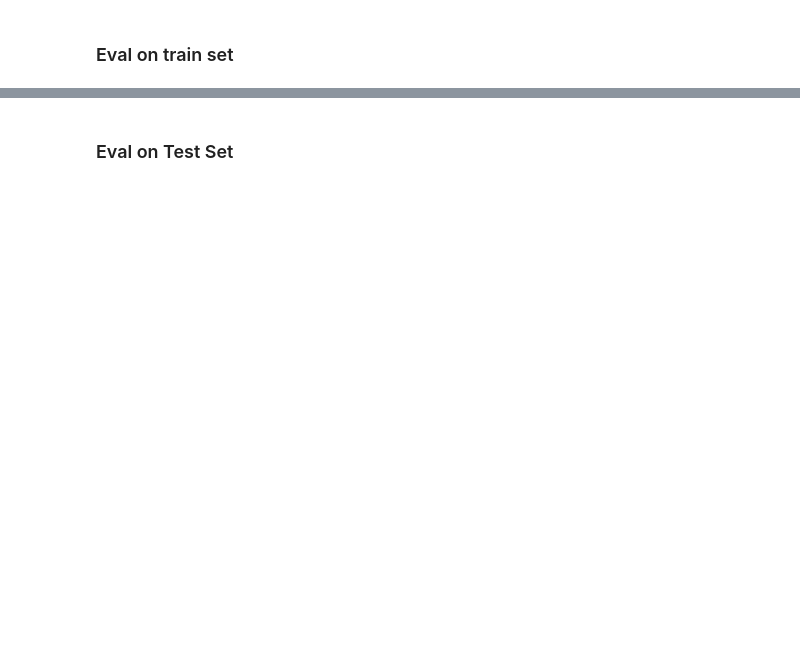
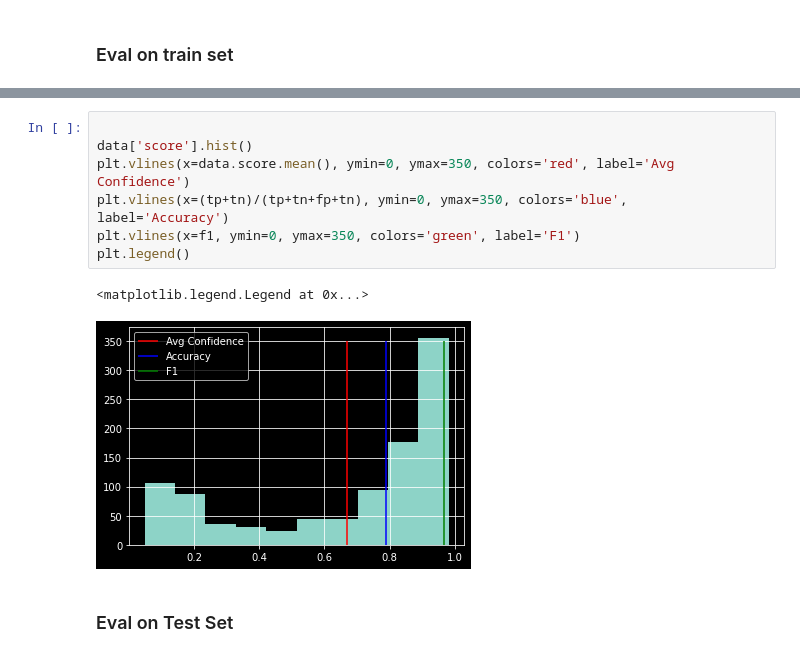
Before and after one commit to holajoa/chinese-grammar-error-detection, a Jupyter notebook: notebooks/predict.ipynb, the cells around one changed output, grey strips where cells are left out. Cells and saved outputs as stored; diff of their text form; blank space fills up the shorter version.

```diff
--- a/notebooks/predict.ipynb
+++ b/notebooks/predict.ipynb
@@ -165,3 +197,13 @@ print(precision, recall, f1)
+# %%
+
+data['score'].hist()
+plt.vlines(x=data.score.mean(), ymin=0, ymax=350, colors='red', label='Avg Confidence')
+plt.vlines(x=(tp+tn)/(tp+tn+fp+tn), ymin=0, ymax=350, colors='blue', label='Accuracy')
+plt.vlines(x=f1, ymin=0, ymax=350, colors='green', label='F1')
+plt.legend()
+# %% [output]
+<matplotlib.legend.Legend at 0x...>
+[figure, added]
 # %% [markdown]
 ### Eval on Test Set
 # %%
```
Also changed, not shown: parts of 10 cells of this notebook, 8 other files.
